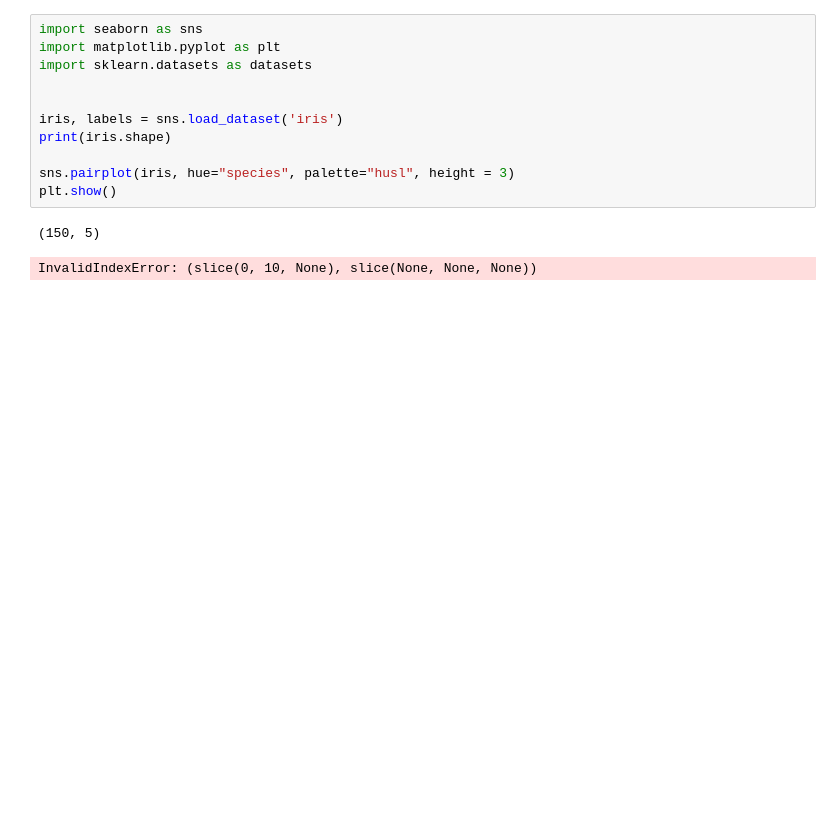
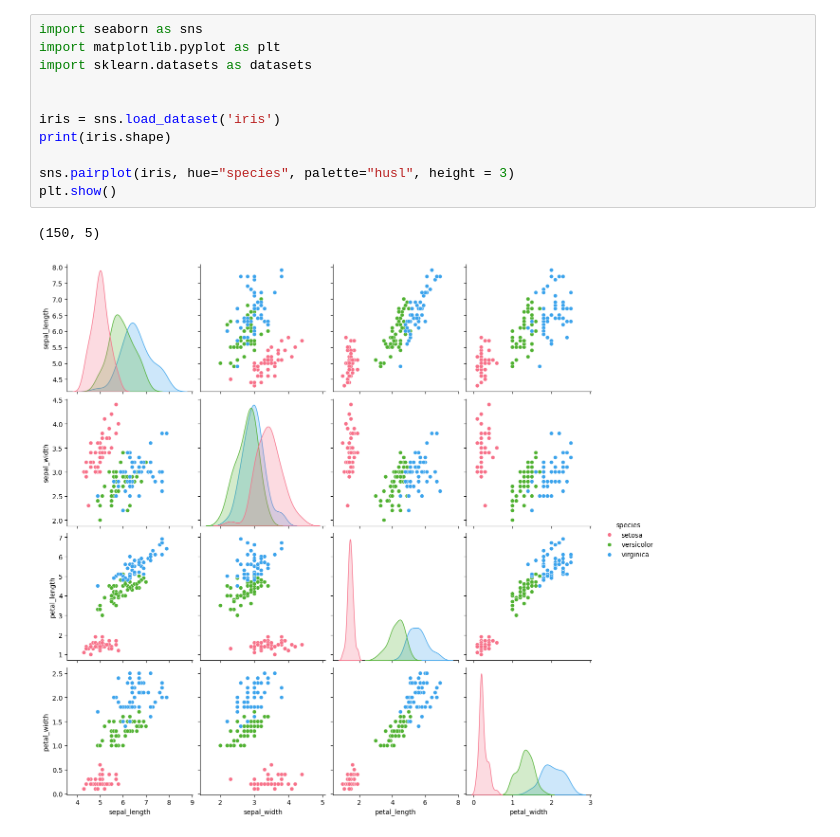
Before and after one commit to jmsaavedrar/machine_learning, a Jupyter notebook: view_dataset.ipynb, the cells around one changed output. Cells and saved outputs as stored; diff of their text form; blank space fills up the shorter version.

```diff
--- a/view_dataset.ipynb
+++ b/view_dataset.ipynb
@@ -1,14 +1,14 @@
 # %%
 import seaborn as sns
 import matplotlib.pyplot as plt
 import sklearn.datasets as datasets
 
 
-iris, labels = sns.load_dataset('iris')
+iris = sns.load_dataset('iris')
 print(iris.shape)
 
 sns.pairplot(iris, hue="species", palette="husl", height = 3)
 plt.show()
 # %% [output]
 (150, 5)
-InvalidIndexError: (slice(0, 10, None), slice(None, None, None))
+[figure, added]
```
